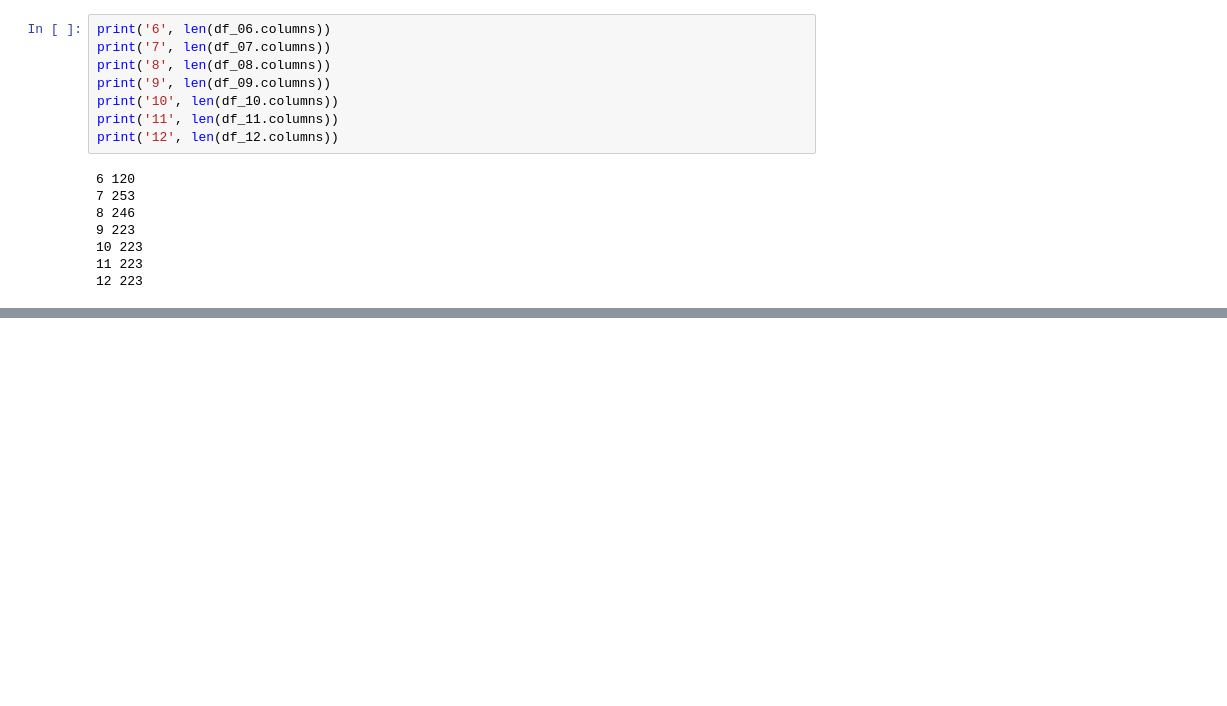
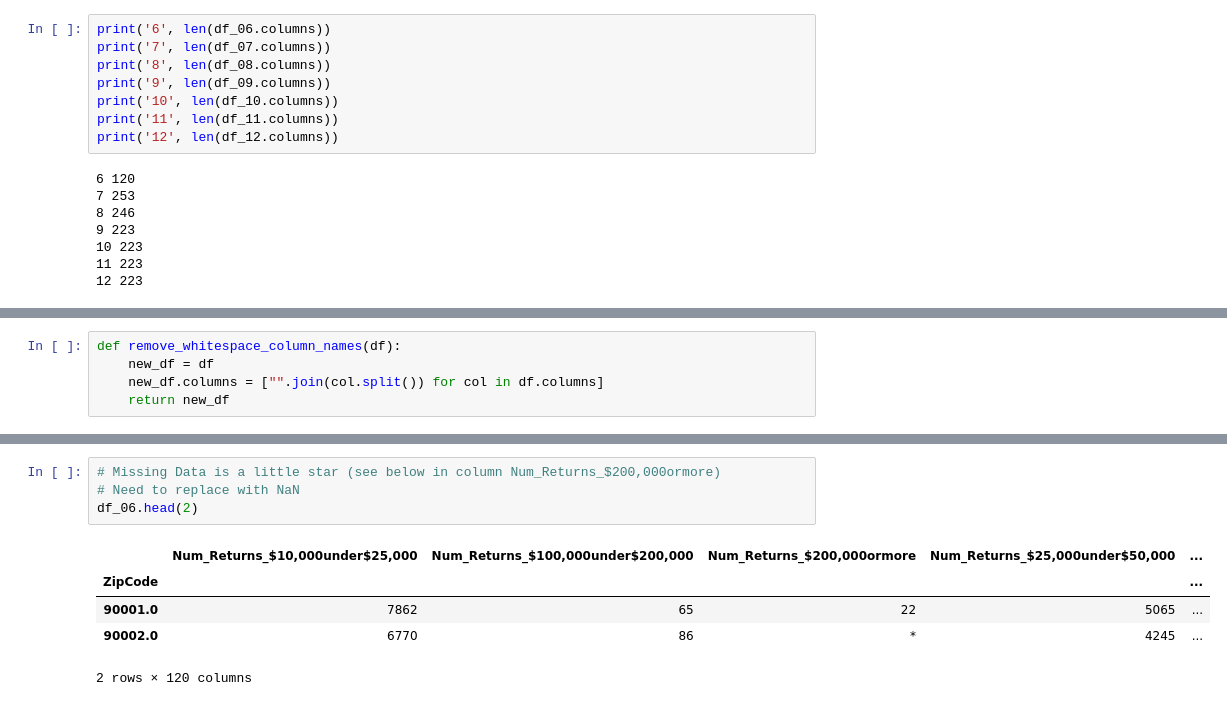
Before and after one commit to arianamoncada/opioid_distributed_machine_learning, a Jupyter notebook: IRS_Data_Processing.ipynb, the cells around one changed output, grey strips where cells are left out. Saved outputs shown, nothing was run; the diff lists cells and outputs as text; blank space fills up the shorter version.

```diff
--- a/IRS_Data_Processing.ipynb
+++ b/IRS_Data_Processing.ipynb
@@ -497,0 +509,5 @@ $200,000 or more
+# %%
+def remove_whitespace_column_names(df):
+    new_df = df
+    new_df.columns = ["".join(col.split()) for col in df.columns]
+    return new_df
@@ -497,0 +525,10 @@ $200,000 or more
+# %%
+# Missing Data is a little star (see below in column Num_Returns_$200,000ormore)
+# Need to replace with NaN
+df_06.head(2)
+# %% [output]
+|  | Num_Returns_$10,000under$25,000 | Num_Returns_$100,000under$200,000 | Num_Returns_$200,000ormore | Num_Returns_$25,000under$50,000 | ... |
+| ZipCode |  |  |  |  | ... |
+| 90001.0 | 7862 | 65 | 22 | 5065 | ... |
+| 90002.0 | 6770 | 86 | * | 4245 | ... |
+2 rows × 120 columns
```
Also changed, not shown: parts of 33 cells of this notebook.
